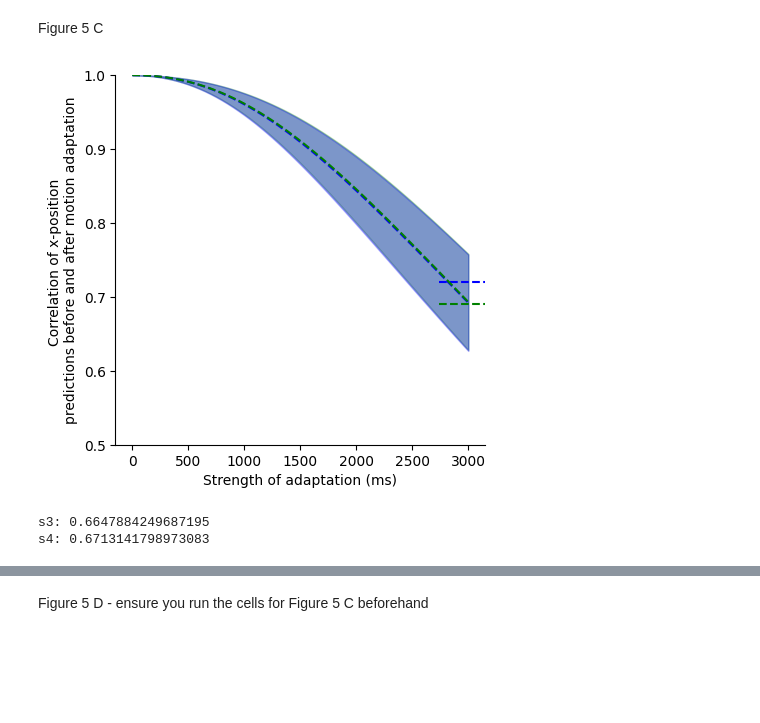
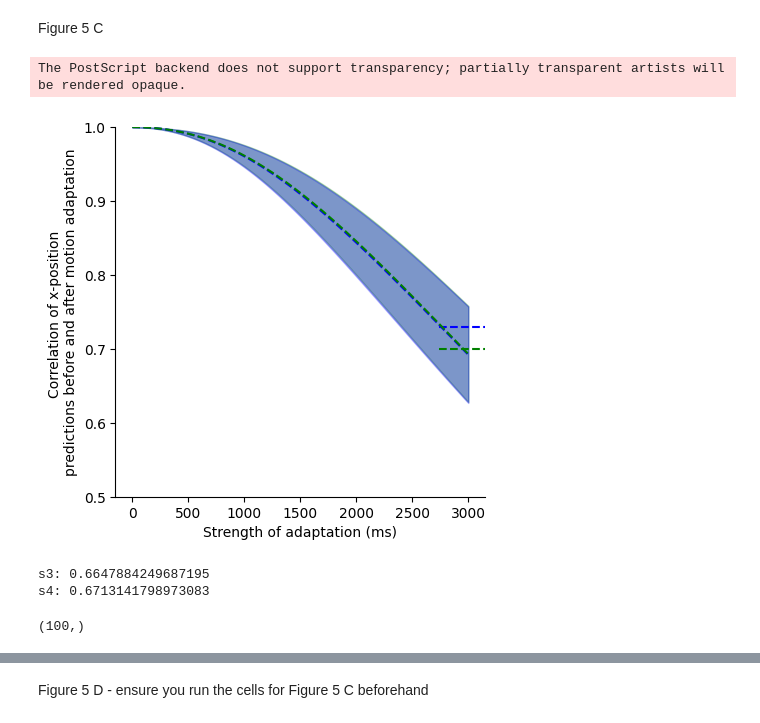
Before and after one commit to vital-kolab/obj-position-bias, a Jupyter notebook: figure5.ipynb, the cells around one changed output, grey strips where cells are left out. Drawn from its saved outputs; the diff is of its cells as text; code cells hidden in the pictures; blank space fills up the shorter version.

Commit message:
updating for all plots in figure 5

```diff
--- a/figure5.ipynb
+++ b/figure5.ipynb
@@ -276,29 +276,30 @@ err_s4_corr = sem(all_s4_corrs, axis=0)
 # %%
 # plot these correlations for s3 and s4
 fig,ax = plt.subplots()
 
 ax.plot(times,mean_s3_corr,linestyle='--',zorder=3,color='green')
 ax.fill_between(times,mean_s3_corr-err_s3_corr,mean_s3_corr+err_s3_corr,alpha=0.3,zorder=1,color='green')
 
 ax.plot(times,mean_s4_corr,linestyle='--',color='blue')
 ax.fill_between(times,mean_s4_corr-err_s4_corr,mean_s4_corr+err_s4_corr,alpha=0.3,color='blue')
 
-ax.axhline(0.69,xmin=0.875,xmax=1,color='green',linestyle='--') # corresponding neural result following rightward motion adaptation
+ax.axhline(0.70,xmin=0.875,xmax=1,color='green',linestyle='--') # corresponding neural result following rightward motion adaptation
 
-ax.axhline(0.72,xmin=0.875,xmax=1,color='blue',linestyle='--') # corresponding neural result following leftward motion adaptation
+ax.axhline(0.73,xmin=0.875,xmax=1,color='blue',linestyle='--') # corresponding neural result following leftward motion adaptation
 
 ax.set(xlabel='Strength of adaptation (ms)',ylabel='Correlation of x-position \npredictions before and after motion adaptation')
 
 ax.spines['top'].set_visible(False)
 ax.spines['right'].set_visible(False)
 ax.set_ylim(0.5,1)
 x0, x1 = ax.get_xlim()
 y0, y1 = ax.get_ylim()
 ax.set_aspect(abs(x1 - x0) / abs(y1 - y0))
 
-# plt.savefig('/home/eyakub/scratch/adapted_zoo_xcorrs.eps', format='eps', bbox_inches='tight')
+plt.savefig('/home/eyakub/scratch/adapted_zoo_xcorrs.eps', format='eps', bbox_inches='tight')
 # %% [output]
+The PostScript backend does not support transparency; partially transparent artists will be rendered opaque.
-[figure, old version]
+[figure, new version]
 # %%
 # get all the correlations you need to do the t-test - slightly different format, which is why we are redoing it
 s3_xpos_preds = [alexnet_s3adapt_xpreds,resnet18_s3adapt_xpreds,vgg16_s3adapt_xpreds,vitl32_s3adapt_xpreds,simclr_resnet50_s3adapt_xpreds]
@@ -325,6 +326,10 @@ print('s4:', p_s4)
 # %% [output]
 s3: 0.6647884249687195
 s4: 0.6713141798973083
+# %%
+np.load('data/s3xpreds_s5_corr.npy').shape
+# %% [output]
+(100,)
 # %%
 # do the t-test
 # load the values you need
```
Also changed, not shown: parts of 11 cells of this notebook, 1 other file.
